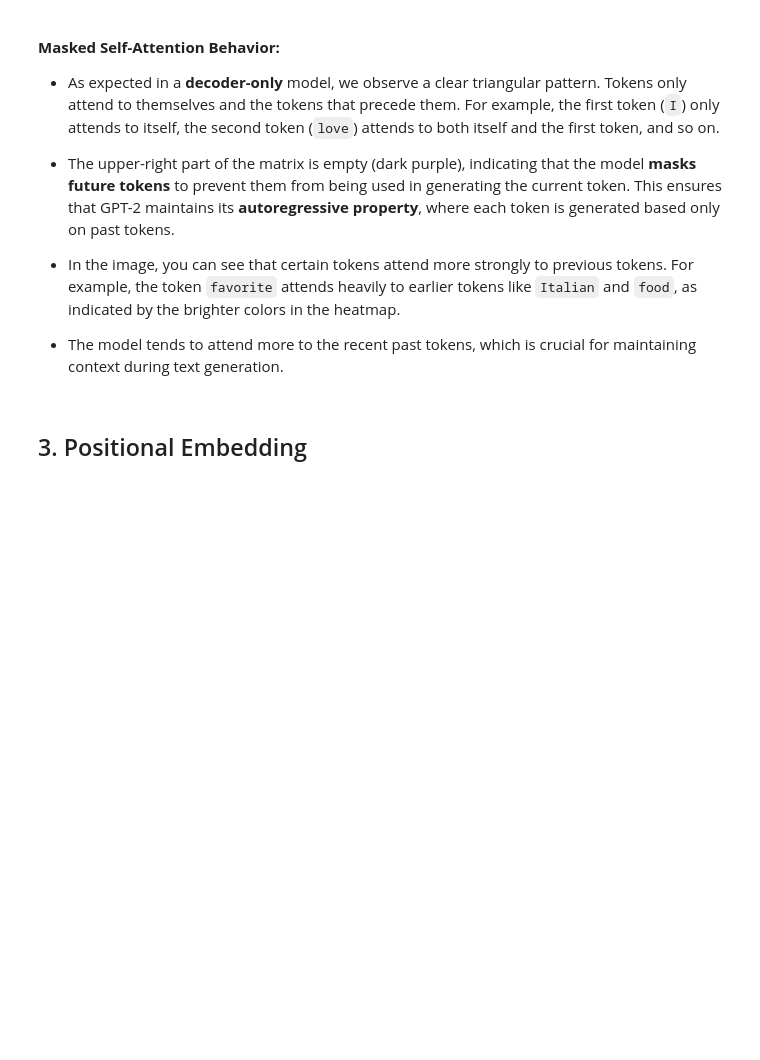
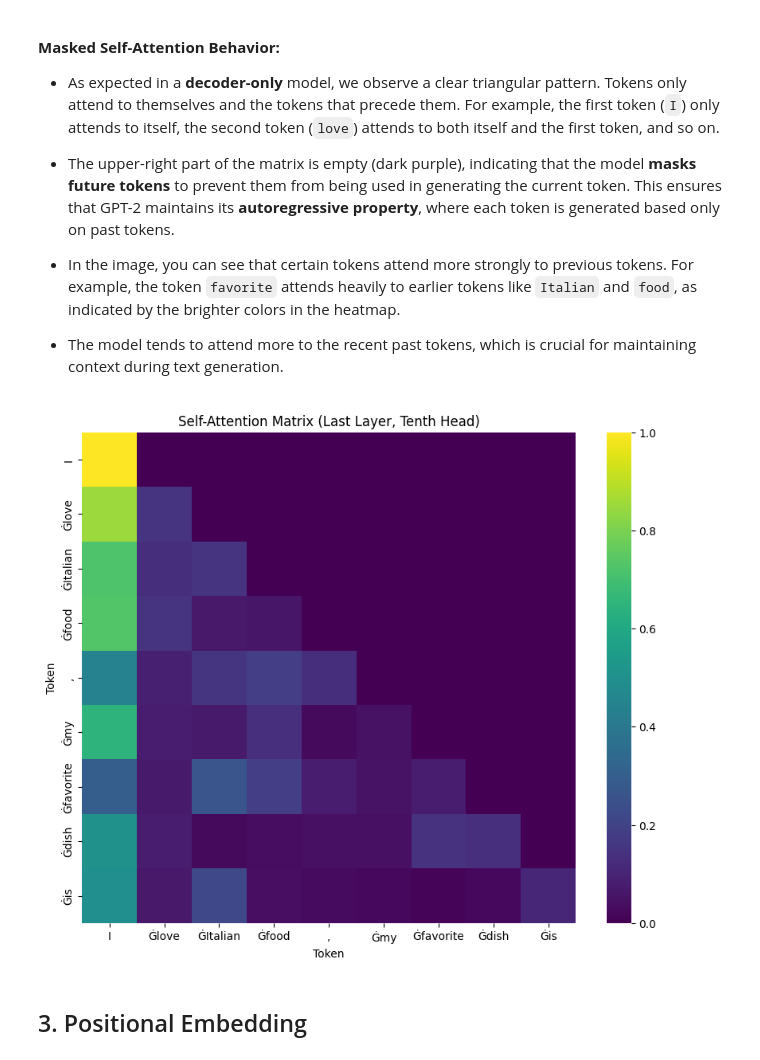
Before and after one commit to dbdmg/llm, a Jupyter notebook: lab03/solution-02-gpt2.ipynb, the cells around one changed output. Saved outputs shown, nothing was run; the diff lists cells and outputs as text; code cells hidden in the pictures; blank space fills up the shorter version.

```diff
--- a/lab03/solution-02-gpt2.ipynb
+++ b/lab03/solution-02-gpt2.ipynb
@@ -11,10 +11,12 @@ Decoder-only models, like GPT-2, differ from encoder-decoder models in that they
 For the part of this lab, we will use `GPT2LMHeadModel`, a GPT-2 model with a language modeling head.
 # %%
 from transformers import GPT2Tokenizer, GPT2LMHeadModel
+import torch
 
 # Load GPT-2 tokenizer and model
 model_name = 'gpt2'
+device = 'cuda' if torch.cuda.is_available() else 'cpu'
 tokenizer = GPT2Tokenizer.from_pretrained(model_name)
-model = GPT2LMHeadModel.from_pretrained(model_name)
+model = GPT2LMHeadModel.from_pretrained(model_name).to(device)
 
 model
@@ -91,36 +119,37 @@ A plot of the **self-attention matrix** for a single decoder block in GPT-2 is s
 import torch
 from transformers import GPT2Tokenizer, GPT2Model
 import matplotlib.pyplot as plt
 import seaborn as sns
 
 model_name = 'gpt2'  # Assicurati di avere il nome del modello corretto
-model = GPT2Model.from_pretrained(model_name, output_attentions=True)
-tokenizer = GPT2Tokenizer.from_pretrained(model_name)
+model = GPT2Model.from_pretrained(model_name, output_attentions=True).to(device)
 
 # Input prompt
 prompt = "I love Italian food, my favorite dish is"
 
 # Tokenize the input prompt
-inputs = tokenizer(prompt, return_tensors='pt')
+inputs = tokenizer(prompt, return_tensors='pt').to(device)
 
 # Generate the model output and retrieve attention weights
 with torch.no_grad():
     outputs = model(**inputs)
     attentions = outputs.attentions  # List of attention matrices from all layers
 
 # Visualize the attention weights from the last layer
 attention_matrix = attentions[-1][0][10].cpu().numpy()  # Last layer, first head
 
 # Get the tokens for the input prompt
 tokens = tokenizer.convert_ids_to_tokens(inputs['input_ids'][0])
 
 # Plot the attention matrix (last layer, first head) with words as labels
 plt.figure(figsize=(10, 8))
 sns.heatmap(attention_matrix, xticklabels=tokens, yticklabels=tokens, cmap='viridis')
 plt.title('Self-Attention Matrix (Last Layer, Tenth Head)')
 plt.xlabel('Token')
 plt.ylabel('Token')
 plt.show()
+# %% [output]
+[figure, added]
 # %% [markdown]
 ## 3. Positional Embedding
 # %% [markdown]
```
Also changed, not shown: parts of 25 cells of this notebook.
